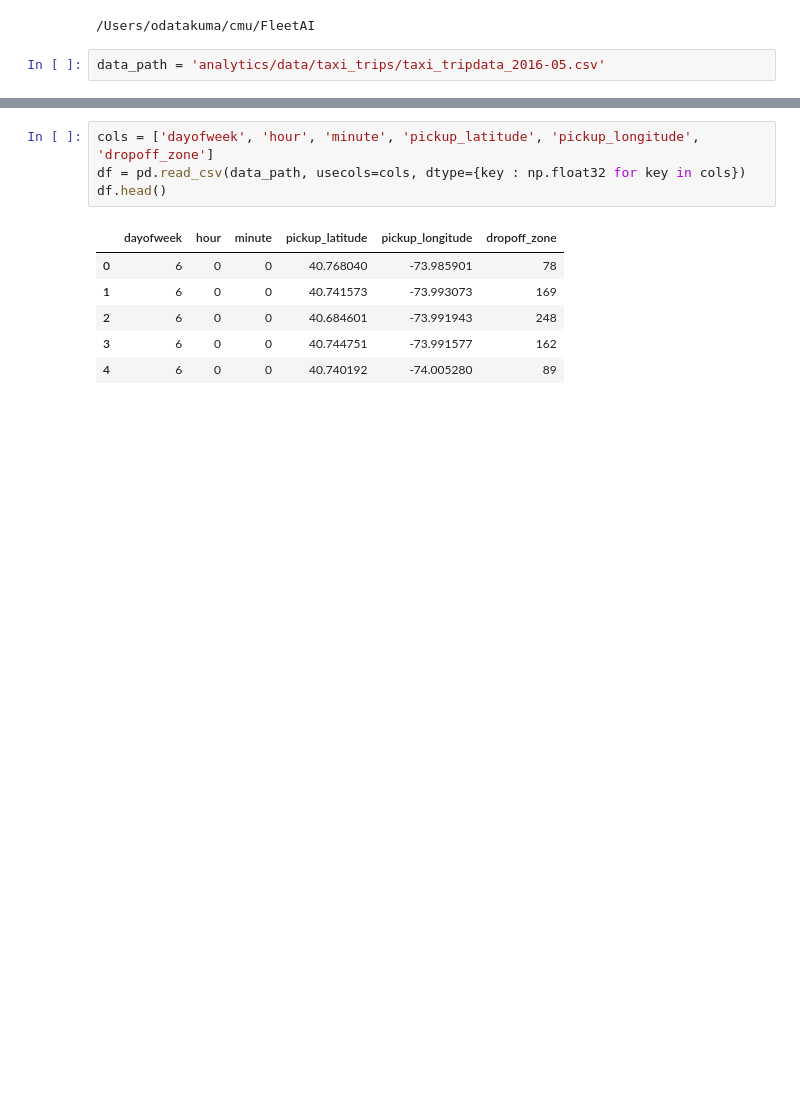
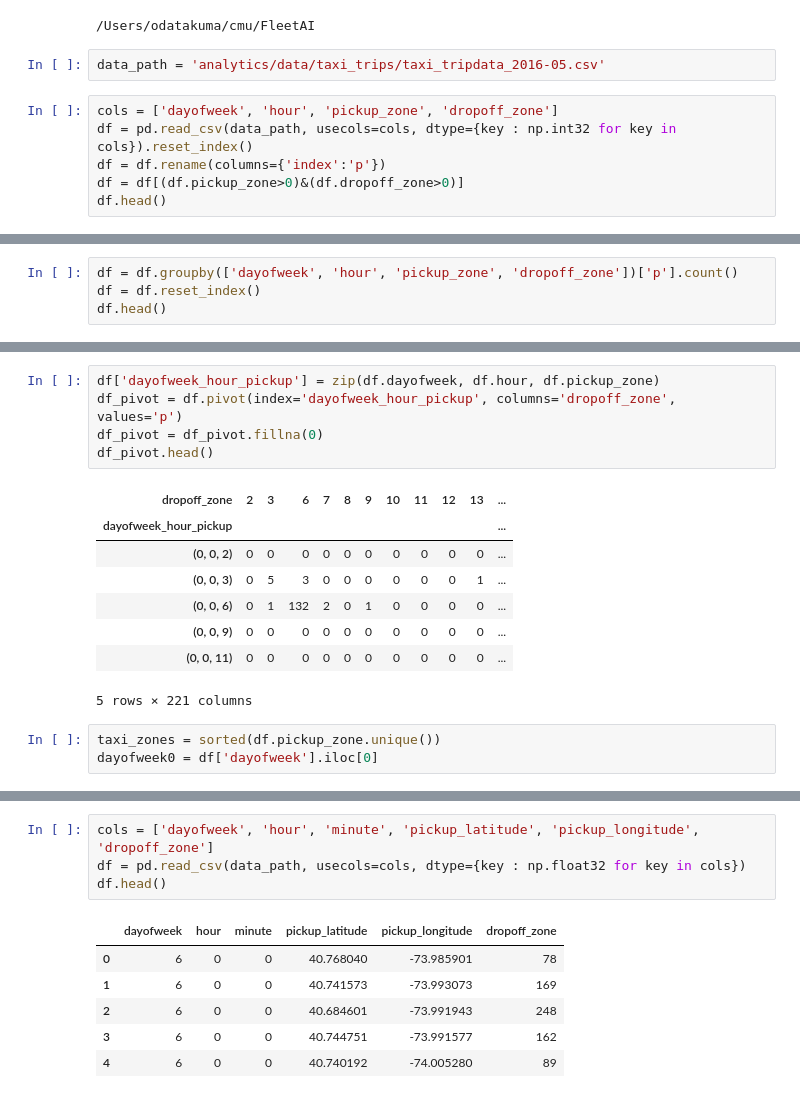
Before and after one commit to hitsuji5/FleetAI, a Jupyter notebook: analytics/destination_prediction.ipynb, the cells around one changed output, grey strips where cells are left out. Saved outputs shown, nothing was run; the diff lists cells and outputs as text; blank space fills up the shorter version.

```diff
--- a/analytics/destination_prediction.ipynb
+++ b/analytics/destination_prediction.ipynb
@@ -15,3 +15,9 @@ cd ..
 /Users/odatakuma/cmu/FleetAI
 # %%
 data_path = 'analytics/data/taxi_trips/taxi_tripdata_2016-05.csv'
+# %%
+cols = ['dayofweek', 'hour', 'pickup_zone', 'dropoff_zone']
+df = pd.read_csv(data_path, usecols=cols, dtype={key : np.int32 for key in cols}).reset_index()
+df = df.rename(columns={'index':'p'})
+df = df[(df.pickup_zone>0)&(df.dropoff_zone>0)]
+df.head()
@@ -17,0 +31,4 @@ data_path = 'analytics/data/taxi_trips/taxi_tripdata_2016-05.csv'
+# %%
+df = df.groupby(['dayofweek', 'hour', 'pickup_zone', 'dropoff_zone'])['p'].count()
+df = df.reset_index()
+df.head()
@@ -17,0 +42,17 @@ data_path = 'analytics/data/taxi_trips/taxi_tripdata_2016-05.csv'
+# %%
+df['dayofweek_hour_pickup'] = zip(df.dayofweek, df.hour, df.pickup_zone)
+df_pivot = df.pivot(index='dayofweek_hour_pickup', columns='dropoff_zone', values='p')
+df_pivot = df_pivot.fillna(0)
+df_pivot.head()
+# %% [output]
+| dropoff_zone | 2 | 3 | 6 | 7 | 8 | 9 | 10 | 11 | 12 | 13 | ... |
+| dayofweek_hour_pickup |  |  |  |  |  |  |  |  |  |  | ... |
+| (0, 0, 2) | 0 | 0 | 0 | 0 | 0 | 0 | 0 | 0 | 0 | 0 | ... |
+| (0, 0, 3) | 0 | 5 | 3 | 0 | 0 | 0 | 0 | 0 | 0 | 1 | ... |
+| (0, 0, 6) | 0 | 1 | 132 | 2 | 0 | 1 | 0 | 0 | 0 | 0 | ... |
+| (0, 0, 9) | 0 | 0 | 0 | 0 | 0 | 0 | 0 | 0 | 0 | 0 | ... |
+| (0, 0, 11) | 0 | 0 | 0 | 0 | 0 | 0 | 0 | 0 | 0 | 0 | ... |
+5 rows × 221 columns
+# %%
+taxi_zones = sorted(df.pickup_zone.unique())
+dayofweek0 = df['dayofweek'].iloc[0]
```
Also changed, not shown: parts of 11 cells of this notebook, 17 other files.
